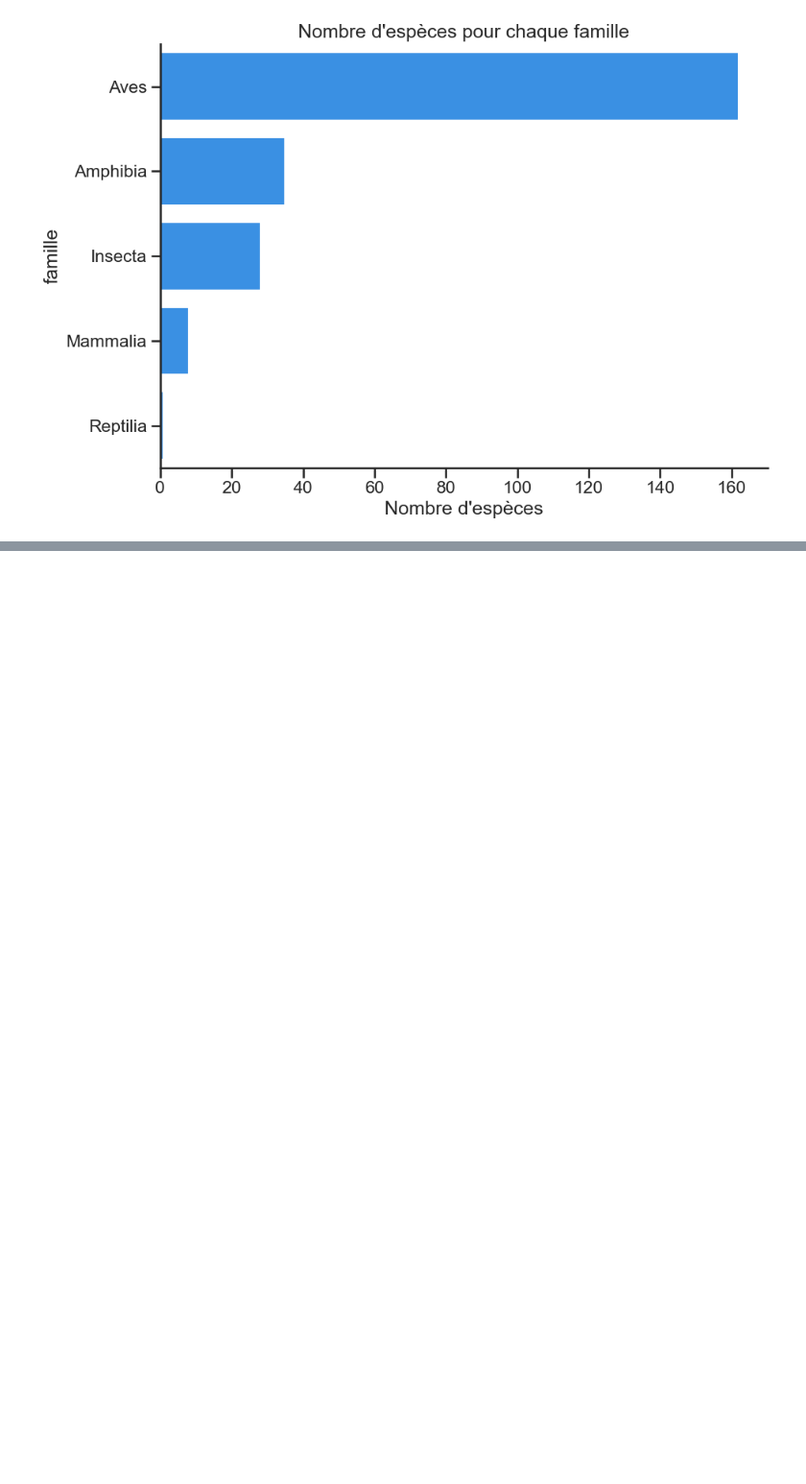
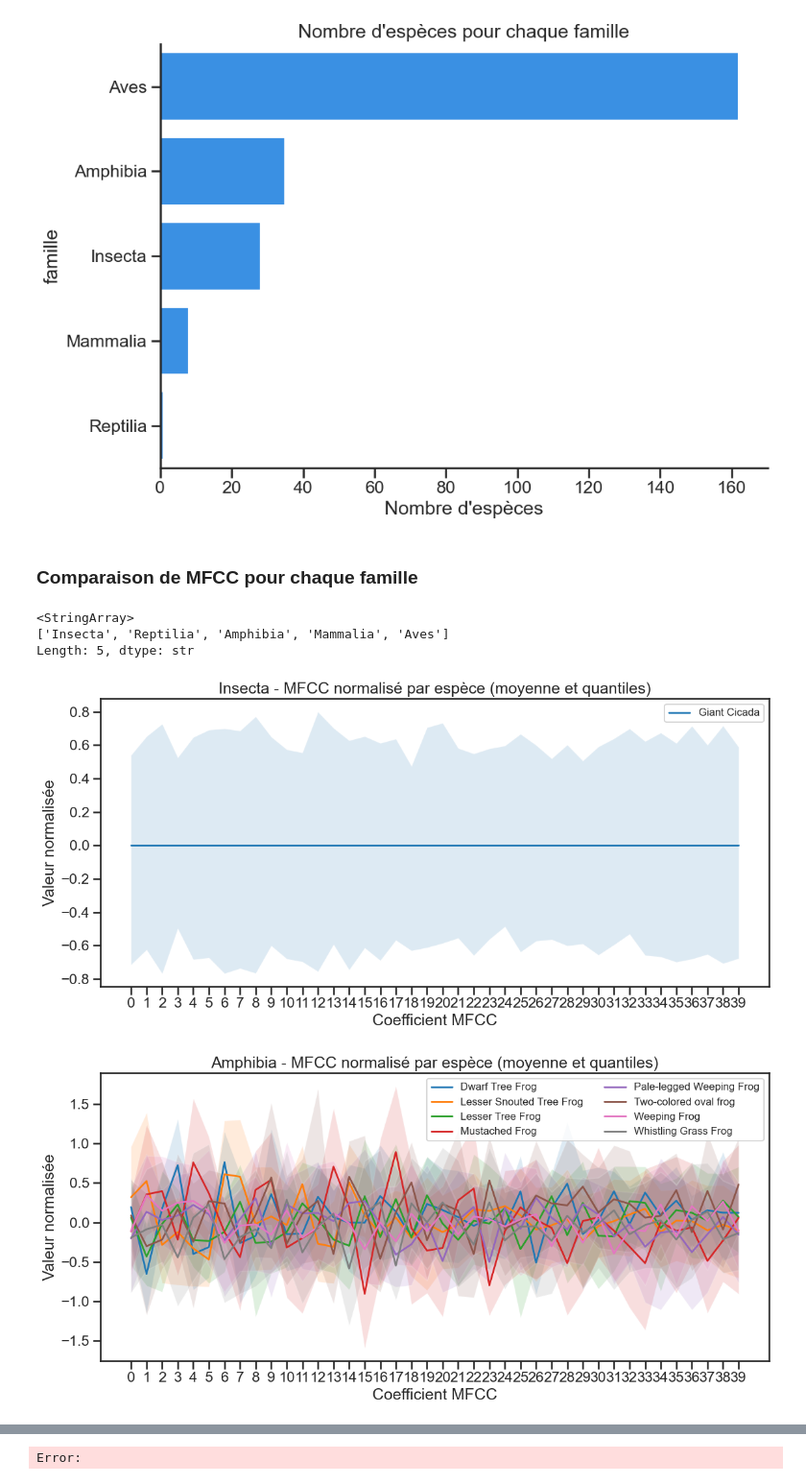
Before and after one commit to Jadelise6/ML_Project, a Jupyter notebook: eda_metadata.ipynb, the cells around one changed output, grey strips where cells are left out. Shown at 96% size. Cells and saved outputs as stored; diff of their text form; code cells hidden in the pictures; blank space fills up the shorter version.

```diff
--- a/eda_metadata.ipynb
+++ b/eda_metadata.ipynb
@@ -24,3 +24,24 @@ importlib.reload(functions_eda)
 functions_eda.group_by_barplot(taxonomy["class_name"], "famille", "d'espèces")
 # %% [output]
 [figure]
+# %% [markdown]
+### Comparaison de MFCC pour chaque famille
+# %%
+train_audio = pd.read_csv("eda_csv/train_audio_metadata.csv")
+
+# Ajout d'une colonne de noms communs des espèces pour l'affichage
+train_audio_common_name = train_audio.copy()
+common_name_map = taxonomy.set_index("primary_label")["common_name"].to_dict()
+train_audio_common_name["common_name"] = train_audio_common_name["species_id"].map(common_name_map)
+train_audio_common_name = train_audio_common_name.dropna(subset=["common_name"])
+
+for family in taxonomy["class_name"].unique():
+    species_id_family = taxonomy.loc[taxonomy["class_name"] == family]["primary_label"].tolist()
+    family_species_id = train_audio_common_name.loc[train_audio_common_name["species_id"].isin(species_id_family)]
+    functions_eda.compare_mfcc(family_species_id, "common_name", "espèce", family)
+# %% [output]
+<StringArray>
+['Insecta', 'Reptilia', 'Amphibia', 'Mammalia', 'Aves']
+Length: 5, dtype: str
+[figure, added]
+[figure, added]
@@ -26,0 +50 @@ functions_eda.group_by_barplot(taxonomy["class_name"], "famille", "d'espèces")
+Error:
```
Also changed, not shown: parts of 2 cells of this notebook, 15 other files.
